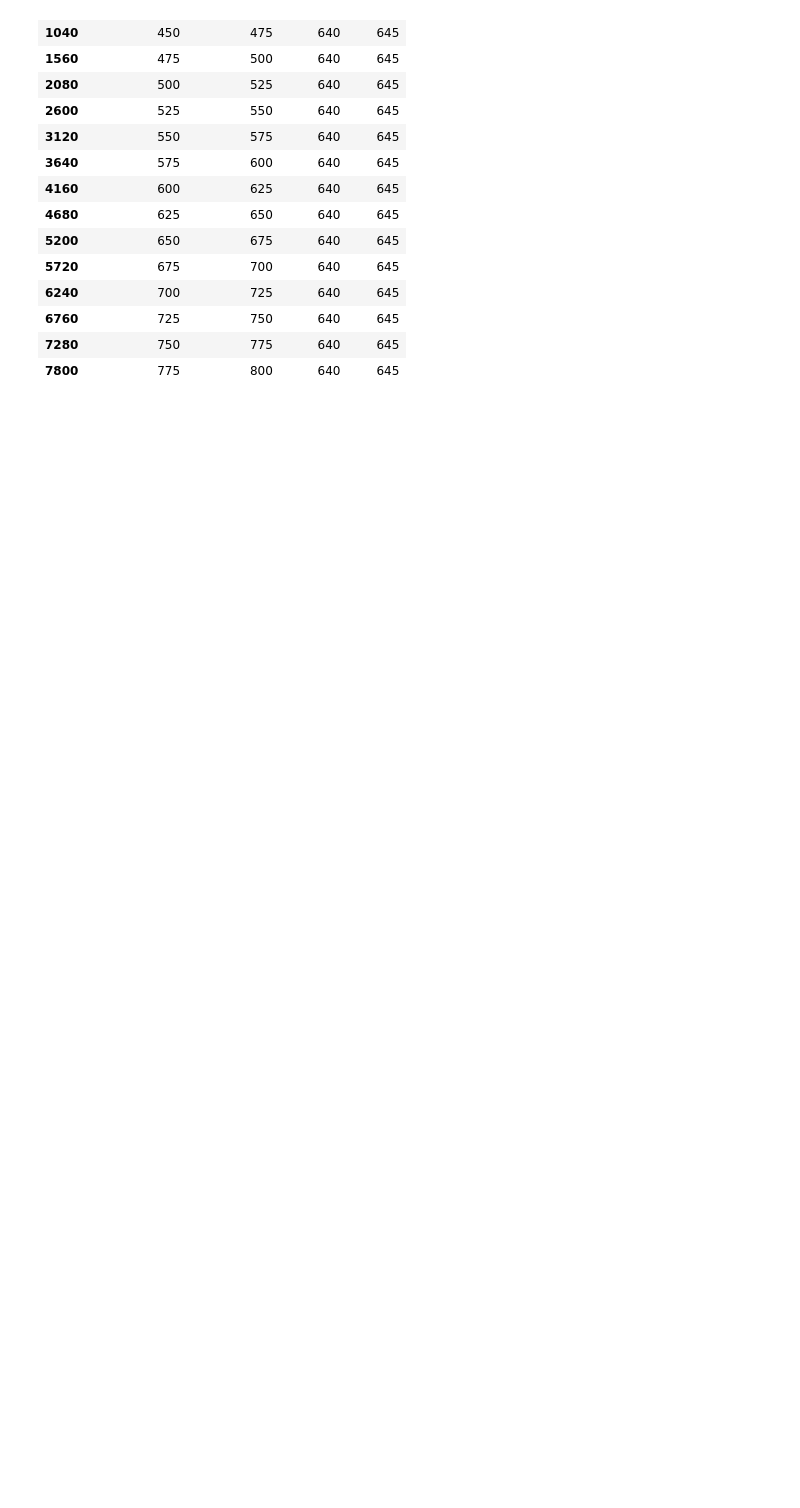
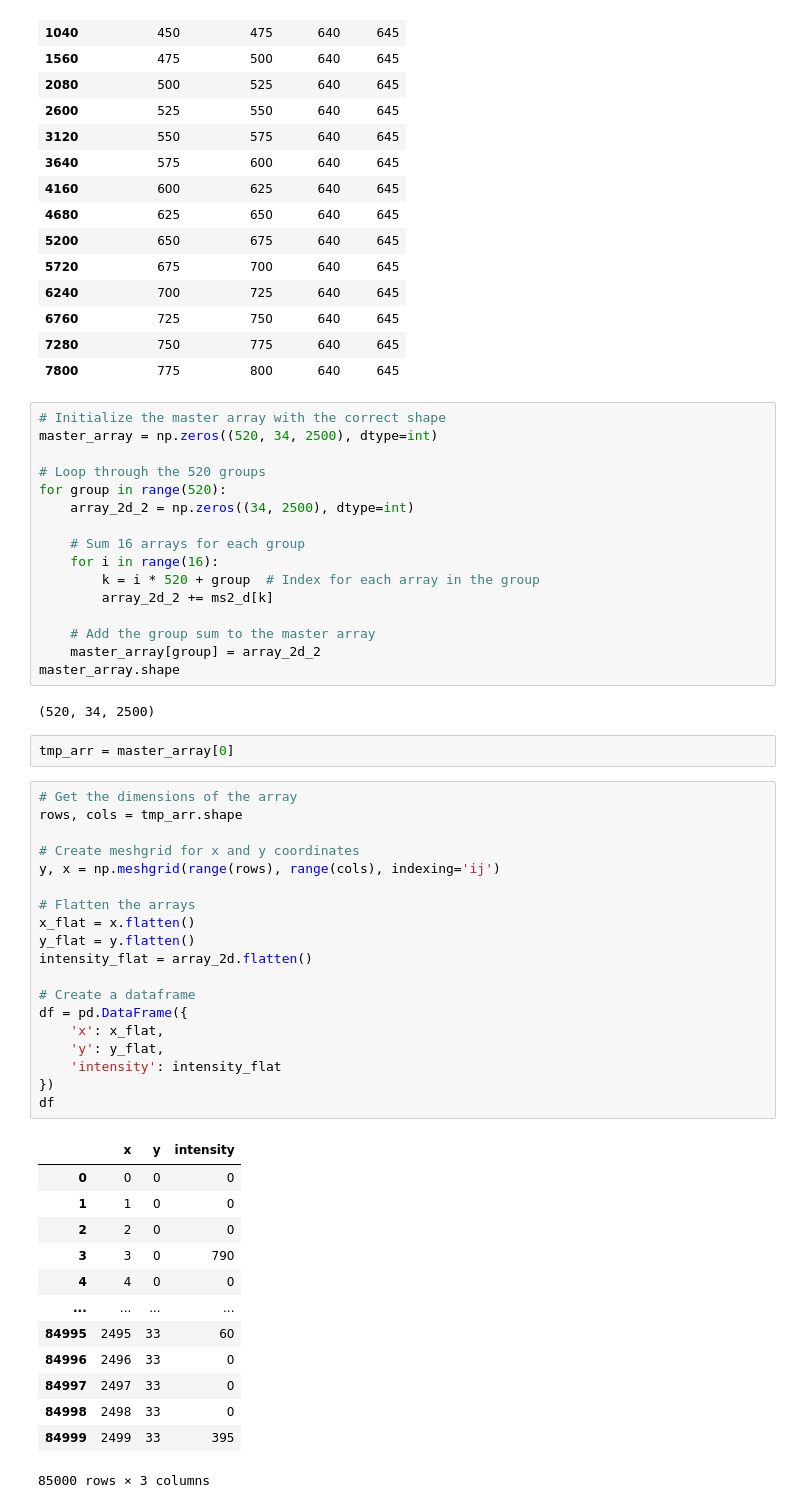
Before and after one commit to Roestlab/diffusion-deconvolution-dia-msms-data, a Jupyter notebook: nbs/data_exploration.ipynb, the cells around one changed output. Cells and saved outputs as stored; diff of their text form; blank space fills up the shorter version.

```diff
--- a/nbs/data_exploration.ipynb
+++ b/nbs/data_exploration.ipynb
@@ -210,3 +208,56 @@ ms2_meta.loc[ms2_meta.mzStart==640][['ms2_mzStart','ms2_mzEnd', 'mzStart', 'mzEn
 | 6760 | 725 | 750 | 640 | 645 |
 | 7280 | 750 | 775 | 640 | 645 |
 | 7800 | 775 | 800 | 640 | 645 |
+# %%
+# Initialize the master array with the correct shape
+master_array = np.zeros((520, 34, 2500), dtype=int)
+
+# Loop through the 520 groups
+for group in range(520):
+    array_2d_2 = np.zeros((34, 2500), dtype=int)
+
+    # Sum 16 arrays for each group
+    for i in range(16):
+        k = i * 520 + group  # Index for each array in the group
+        array_2d_2 += ms2_d[k]
+
+    # Add the group sum to the master array
+    master_array[group] = array_2d_2
+master_array.shape
+# %% [output]
+(520, 34, 2500)
+# %%
+tmp_arr = master_array[0]
+# %%
+# Get the dimensions of the array
+rows, cols = tmp_arr.shape
+
+# Create meshgrid for x and y coordinates
+y, x = np.meshgrid(range(rows), range(cols), indexing='ij')
+
+# Flatten the arrays
+x_flat = x.flatten()
+y_flat = y.flatten()
+intensity_flat = array_2d.flatten()
+
+# Create a dataframe
+df = pd.DataFrame({
+    'x': x_flat,
+    'y': y_flat,
+    'intensity': intensity_flat
+})
+df
+# %% [output]
+|  | x | y | intensity |
+| 0 | 0 | 0 | 0 |
+| 1 | 1 | 0 | 0 |
+| 2 | 2 | 0 | 0 |
+| 3 | 3 | 0 | 790 |
+| 4 | 4 | 0 | 0 |
+| ... | ... | ... | ... |
+| 84995 | 2495 | 33 | 60 |
+| 84996 | 2496 | 33 | 0 |
+| 84997 | 2497 | 33 | 0 |
+| 84998 | 2498 | 33 | 0 |
+| 84999 | 2499 | 33 | 395 |
+85000 rows × 3 columns
```
Also changed, not shown: parts of 9 cells of this notebook.
